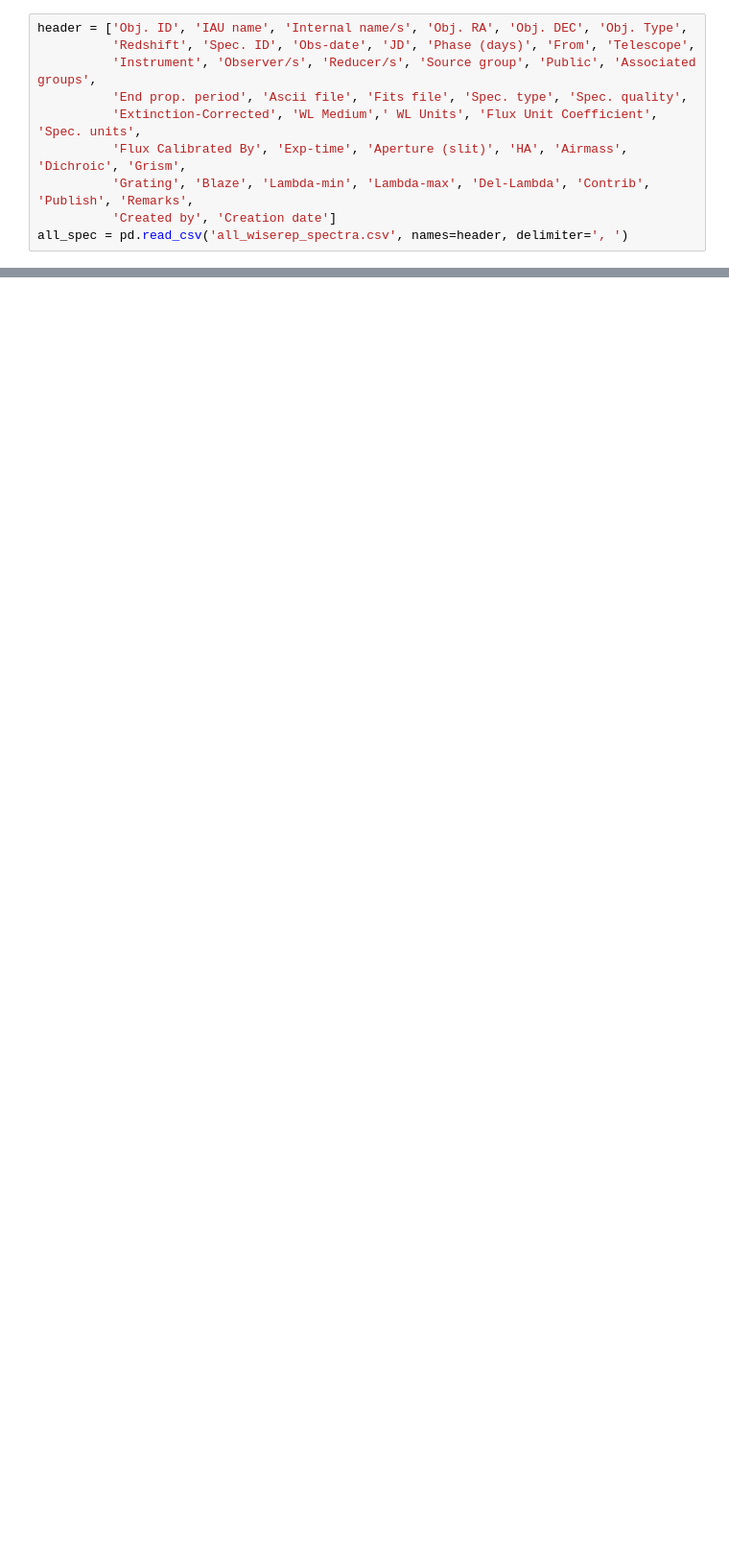
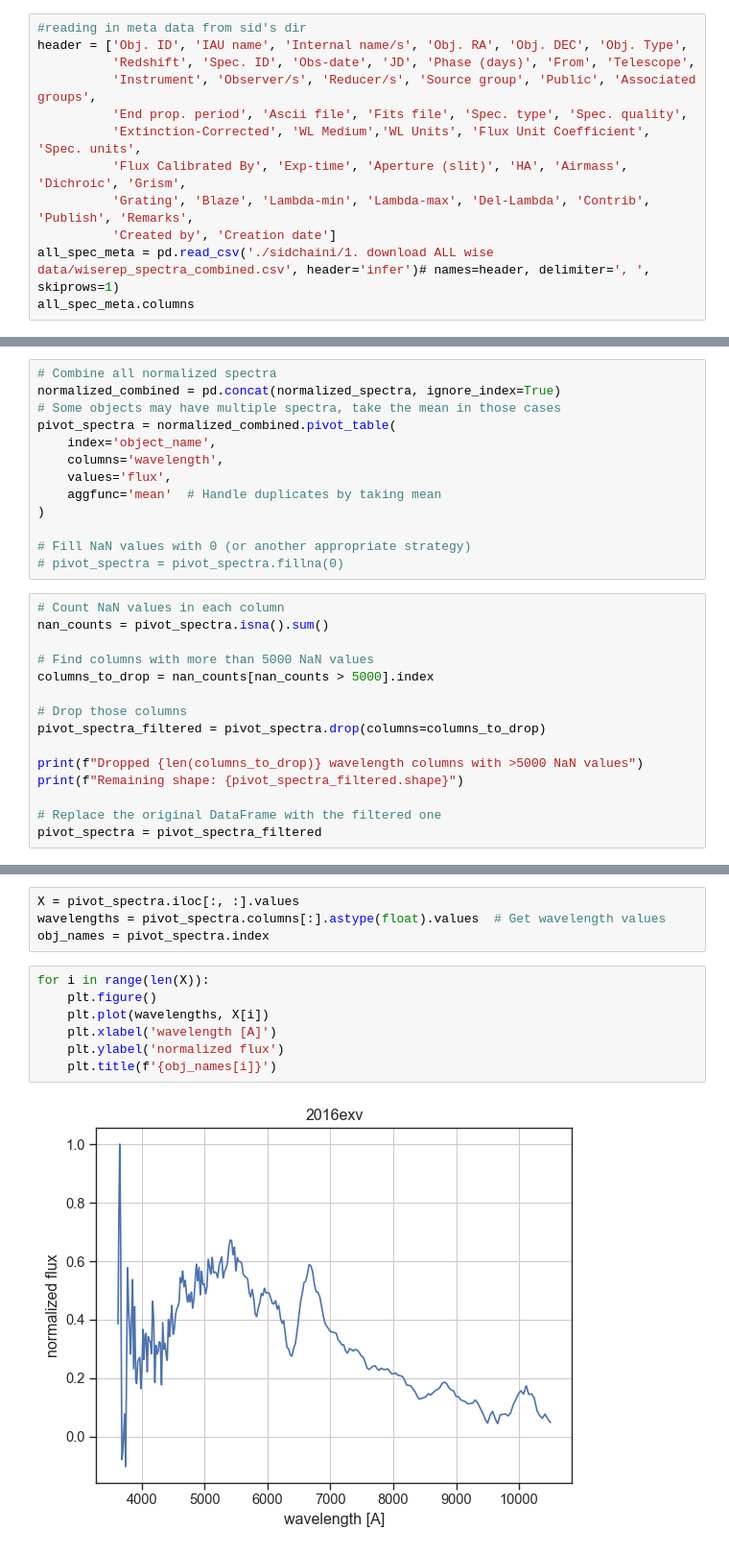
Before and after one commit to aec3675/multi-modal-multi-peaks, a Jupyter notebook: get_ztf_spec.ipynb, the cells around one changed output, grey strips where cells are left out. Shown at 96% size. Cells and saved outputs as stored; diff of their text form; blank space fills up the shorter version.

Commit message:
creating initial figs for num. spec. per obj

```diff
--- a/get_ztf_spec.ipynb
+++ b/get_ztf_spec.ipynb
@@ -5,10 +12,12 @@ import matplotlib.pyplot as plt
 # %%
+#reading in meta data from sid's dir
 header = ['Obj. ID', 'IAU name', 'Internal name/s', 'Obj. RA', 'Obj. DEC', 'Obj. Type',
           'Redshift', 'Spec. ID', 'Obs-date', 'JD', 'Phase (days)', 'From', 'Telescope',
           'Instrument', 'Observer/s', 'Reducer/s', 'Source group', 'Public', 'Associated groups',
           'End prop. period', 'Ascii file', 'Fits file', 'Spec. type', 'Spec. quality',
-          'Extinction-Corrected', 'WL Medium',' WL Units', 'Flux Unit Coefficient', 'Spec. units',
+          'Extinction-Corrected', 'WL Medium','WL Units', 'Flux Unit Coefficient', 'Spec. units',
           'Flux Calibrated By', 'Exp-time', 'Aperture (slit)', 'HA', 'Airmass', 'Dichroic', 'Grism',
           'Grating', 'Blaze', 'Lambda-min', 'Lambda-max', 'Del-Lambda', 'Contrib', 'Publish', 'Remarks',
           'Created by', 'Creation date']
-all_spec = pd.read_csv('all_wiserep_spectra.csv', names=header, delimiter=', ')
+all_spec_meta = pd.read_csv('./sidchaini/1. download ALL wise data/wiserep_spectra_combined.csv', header='infer')# names=header, delimiter=', ', skiprows=1)
+all_spec_meta.columns
@@ -115,0 +196,28 @@ Name: Redshift, dtype: float64
+# %%
+# Combine all normalized spectra
+normalized_combined = pd.concat(normalized_spectra, ignore_index=True)
+# Some objects may have multiple spectra, take the mean in those cases
+pivot_spectra = normalized_combined.pivot_table(
+    index='object_name',
+    columns='wavelength',
+    values='flux',
+    aggfunc='mean'  # Handle duplicates by taking mean
+)
+
+# Fill NaN values with 0 (or another appropriate strategy)
+# pivot_spectra = pivot_spectra.fillna(0)
+# %%
+# Count NaN values in each column
+nan_counts = pivot_spectra.isna().sum()
+
+# Find columns with more than 5000 NaN values
+columns_to_drop = nan_counts[nan_counts > 5000].index
+
+# Drop those columns
+pivot_spectra_filtered = pivot_spectra.drop(columns=columns_to_drop)
+
+print(f"Dropped {len(columns_to_drop)} wavelength columns with >5000 NaN values")
+print(f"Remaining shape: {pivot_spectra_filtered.shape}")
+
+# Replace the original DataFrame with the filtered one
+pivot_spectra = pivot_spectra_filtered
@@ -115,0 +249,13 @@ Name: Redshift, dtype: float64
+# %%
+X = pivot_spectra.iloc[:, :].values
+wavelengths = pivot_spectra.columns[:].astype(float).values  # Get wavelength values
+obj_names = pivot_spectra.index
+# %%
+for i in range(len(X)):
+    plt.figure()
+    plt.plot(wavelengths, X[i])
+    plt.xlabel('wavelength [A]')
+    plt.ylabel('normalized flux')
+    plt.title(f'{obj_names[i]}')
+# %% [output]
+[figure, added]
```
Also changed, not shown: parts of 20 cells of this notebook.
